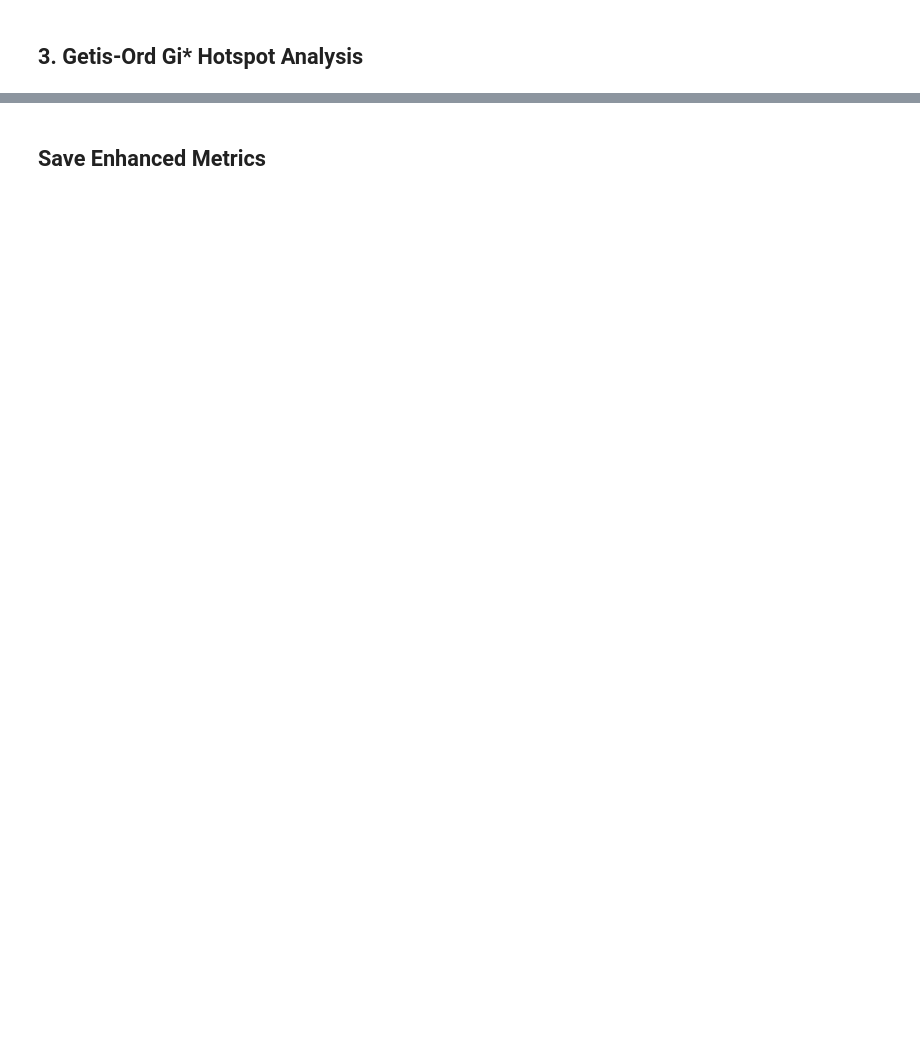
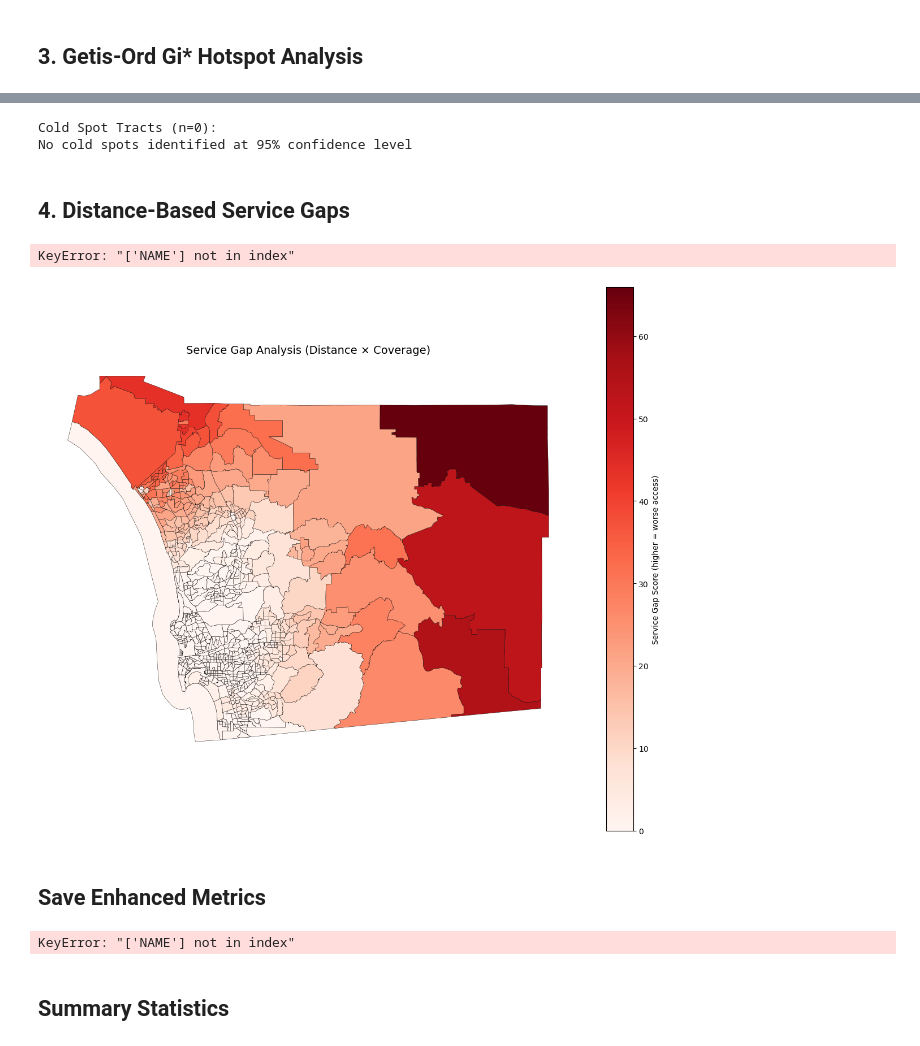
Before and after one commit to Data-Science-Alliance/Mapping-Youth-Opportunity-Deserts, a Jupyter notebook: notebooks/02_enhanced_analysis.ipynb, the cells around one changed output, grey strips where cells are left out. Cells and saved outputs as stored; diff of their text form; code cells hidden in the pictures; blank space fills up the shorter version.

```diff
--- a/notebooks/02_enhanced_analysis.ipynb
+++ b/notebooks/02_enhanced_analysis.ipynb
@@ -244,20 +310,73 @@ plt.show()
 cold_spots = tracts_clean[tracts_clean["hotspot_type"] == "Cold Spot (Low Services)"].copy()
 
 print(f"\nCold Spot Tracts (n={len(cold_spots)}):")
-print(cold_spots[[
-    "NAME", "youth_10_19", "services_per_1k_youth_10_19",
-    "median_hh_income_2023usd", "zero_veh_share", "gi_star"
-]].sort_values("gi_star").head(10))
+if len(cold_spots) > 0:
+    print(cold_spots[[
+        "NAME", "youth_10_19", "services_per_1k_youth_10_19",
+        "median_hh_income_2023usd", "zero_veh_share", "gi_star"
+    ]].sort_values("gi_star").head(10))
+else:
+    print("No cold spots identified at 95% confidence level")
+# %% [output]
+Cold Spot Tracts (n=0):
+No cold spots identified at 95% confidence level
+# %% [markdown]
+## 4. Distance-Based Service Gaps
+# %%
+sd_tracts["service_gap_score"] = (
+    sd_tracts["avg_distance_to_nearest_service_km"] *
+    (1 - sd_tracts["coverage_1km"])
+)
+
+high_gap_tracts = sd_tracts.nlargest(20, "service_gap_score")[[
+    "NAME", "youth_10_19", "avg_distance_to_nearest_service_km",
+    "coverage_1km", "service_gap_score"
+]].copy()
+
+print("Top 20 tracts with highest service gaps:")
+print(high_gap_tracts)
+# %% [output]
+KeyError: "['NAME'] not in index"
+# %%
+fig, ax = plt.subplots(figsize=(12, 10))
+
+sd_tracts.plot(
+    column="service_gap_score",
+    ax=ax,
+    cmap="Reds",
+    legend=True,
+    edgecolor="black",
+    linewidth=0.3,
+    legend_kwds={'label': 'Service Gap Score (higher = worse access)'}
+)
+
+ax.set_title("Service Gap Analysis (Distance × Coverage)", fontsize=14)
+ax.set_axis_off()
+plt.tight_layout()
+plt.show()
+# %% [output]
+[figure, added]
 # %% [markdown]
 ## Save Enhanced Metrics
 # %%
+output_cols = [
+    "GEOID", "NAME", "services_per_1k_youth_10_19",
+    "quality_weighted_per_1k_youth", "coverage_0.5km", "coverage_1km", "coverage_2km",
+    "service_gap_score"
+]
+
+if "gi_star" in tracts_clean.columns:
+    hotspot_data = tracts_clean[["GEOID", "gi_star", "gi_pvalue", "hotspot_type"]]
+    sd_tracts = sd_tracts.merge(hotspot_data, on="GEOID", how="left")
+    output_cols.extend(["gi_star", "gi_pvalue", "hotspot_type"])
+
 output_path = PROCESSED_ACS / "tract_enhanced_metrics_2023.csv"
-tracts_clean[[
-    "GEOID", "NAME", "services_per_1k_youth_10_19",
-    "quality_weighted_per_1k_youth", "gi_star", "gi_pvalue", "hotspot_type"
-]].to_csv(output_path, index=False)
-
+sd_tracts[output_cols].to_csv(output_path, index=False)
 print(f"Saved: {output_path}")
 
 services.to_csv(PROCESSED_SERVICES / "services_with_quality.csv", index=False)
 print(f"Saved: {PROCESSED_SERVICES / 'services_with_quality.csv'}")
+# %% [output]
+KeyError: "['NAME'] not in index"
+# %% [markdown]
+## Summary Statistics
```
Also changed, not shown: parts of 16 cells of this notebook, 5 other files.
